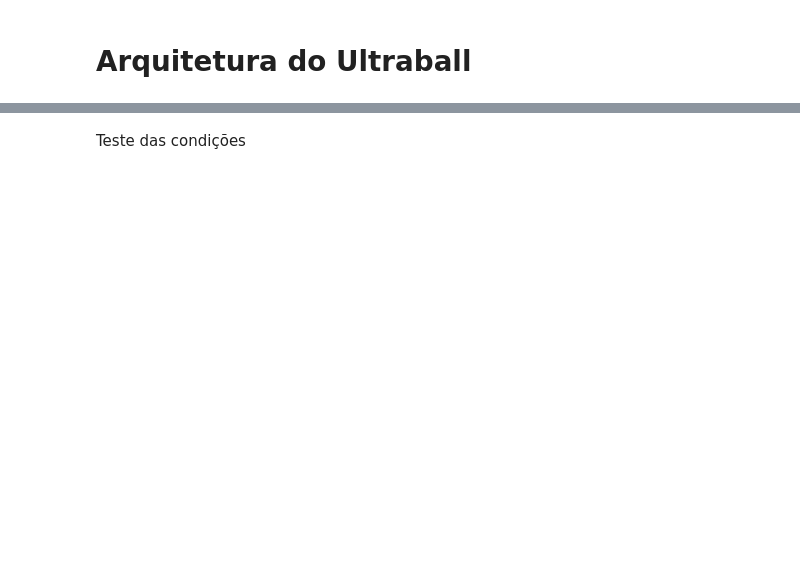
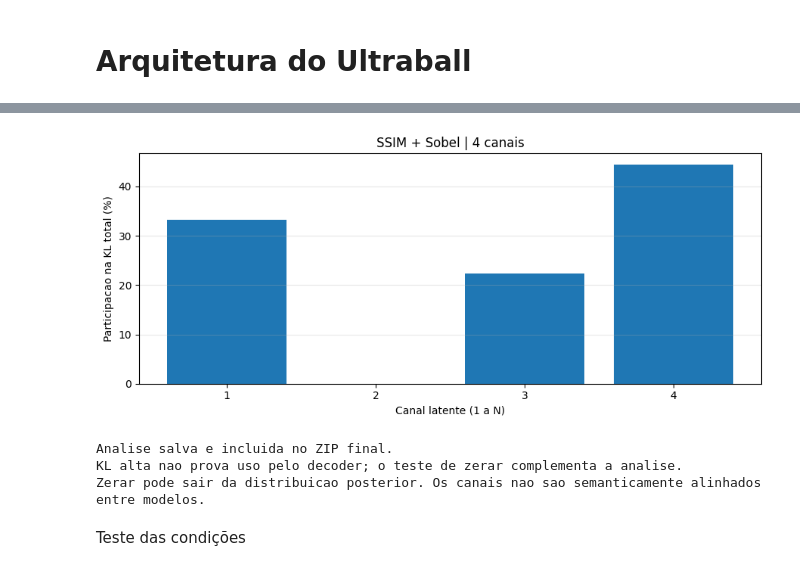
Before and after one commit to J0hnV1ct0r/Projeto_poke_sprite, a Jupyter notebook: pokeBWTPST_ultraball.ipynb, the cells around one changed output, grey strips where cells are left out. Drawn from its saved outputs; the diff is of its cells as text; code cells hidden in the pictures; blank space fills up the shorter version.

```diff
--- a/pokeBWTPST_ultraball.ipynb
+++ b/pokeBWTPST_ultraball.ipynb
@@ -2410,15 +2678,17 @@ EPOCHS = 150
 
 LEARNING_RATE = 1e-3
 
-# Trocar para "original" reproduz beta=1 / warm-up=40.
-SPATIAL_EXPERIMENT = "ssim_bordas"
+# Use "ssim_bordas" para repetir SSIM com beta final 1.
+# Este teste muda somente beta final para 2 (warm-up continua 40).
+SPATIAL_EXPERIMENT = "ssim_bordas_beta2"
 SPATIAL_KL_CONFIGS = {
     "original": {"beta_max": 1.0, "warmup_epochs": 40},
     "kl_reforcada": {"beta_max": 2.0, "warmup_epochs": 80},
     "kl_beta2_warmup40": {"beta_max": 2.0, "warmup_epochs": 40},
     "original_bordas": {"beta_max": 1.0, "warmup_epochs": 40, "lambda_edge": 0.1},
     "bce_bordas": {"beta_max": 1.0, "warmup_epochs": 40, "lambda_edge": 0.1, "reconstruction_kind": "bce"},
-    "ssim_bordas": {"beta_max": 1.0, "warmup_epochs": 40, "lambda_edge": 0.1, "reconstruction_kind": "ssim"}
+    "ssim_bordas": {"beta_max": 1.0, "warmup_epochs": 40, "lambda_edge": 0.1, "reconstruction_kind": "ssim"},
+    "ssim_bordas_beta2": {"beta_max": 2.0, "warmup_epochs": 40, "lambda_edge": 0.1, "reconstruction_kind": "ssim"}
 }
 kl_config = SPATIAL_KL_CONFIGS[SPATIAL_EXPERIMENT]
 BETA_MAX = kl_config["beta_max"]
@@ -2436,7 +2706,7 @@ def spatial_beta(epoch, beta_max, warmup_epochs):
         raise ValueError("Epoca e beta devem ser nao negativos; warm-up deve ser positivo.")
     return beta_max * min(1.0, (epoch + 1) / warmup_epochs)
 
-SPATIAL_RUN_NAME = "cvae_spatial_16x16x16"
+SPATIAL_RUN_NAME = f"cvae_spatial_{LATENT_CHANNELS}x{LATENT_SIZE}x{LATENT_SIZE}"
 if SPATIAL_EXPERIMENT != "original":
     SPATIAL_RUN_NAME += f"_kl_beta{BETA_MAX:g}_warmup{BETA_WARMUP_EPOCHS}"
 if LAMBDA_EDGE > 0:
@@ -2468,7 +2738,7 @@ scheduler_spatial = torch.optim.lr_scheduler.ReduceLROnPlateau(
 )
 
 print("Treinamento espacial configurado!")
-print("Latent shape:", (16, 16, 16))
+print("Latent shape:", (LATENT_CHANNELS, LATENT_SIZE, LATENT_SIZE))
 print("Variáveis latentes:", LATENT_ELEMENTS)
 print("KL normalization:", KL_NORMALIZATION)
 print("Lambda background:", LAMBDA_BG)
@@ -3004,0 +3360,63 @@ plt.show()
+# %%
+# Medir atividade e efeito de zerar cada canal no melhor checkpoint.
+# Usa apenas validacao; nao treina e nao modifica os pesos.
+def analyze_latent_channels(model, loader):
+    model.eval()
+    mus, logvars = [], []
+    with torch.no_grad():
+        for images, masks, conditions in loader:
+            mu, logvar = model.encoder(images.to(DEVICE), conditions.to(DEVICE))
+            mus.append(mu.cpu())
+            logvars.append(logvar.cpu())
+    means = torch.cat(mus)
+    logvars = torch.cat(logvars)
+    kl_by_channel = (0.5 * (means.square() + logvars.exp() - 1 - logvars)).sum((2, 3)).mean(0)
+    total_kl = kl_by_channel.sum().item()
+    variances = means.var(0, unbiased=False).mean((1, 2))
+    channels = model.latent_channels
+    impacts = np.zeros(channels)
+    foreground_deltas = np.zeros(channels)
+    samples = 0
+    with torch.no_grad():
+        for images, masks, conditions in loader:
+            images, masks, conditions = images.to(DEVICE), masks.to(DEVICE), conditions.to(DEVICE)
+            mean, _ = model.encoder(images, conditions)
+            baseline = model.decoder(mean, conditions)
+            baseline_error = ((baseline - images).abs() * masks).sum((1, 2, 3))
+            for channel in range(channels):
+                altered = mean.clone()
+                altered[:, channel] = 0
+                changed = model.decoder(altered, conditions)
+                impacts[channel] += (changed - baseline).abs().mean((1, 2, 3)).sum().item()
+                foreground_deltas[channel] += (((changed - images).abs() * masks).sum((1, 2, 3)) - baseline_error).sum().item()
+            samples += images.size(0)
+    return pd.DataFrame({
+        "canal_1_a_N": np.arange(1, channels + 1),
+        "indice_python": np.arange(channels),
+        "kl_bruta": kl_by_channel.numpy(),
+        "participacao_kl_percentual": 100 * kl_by_channel.numpy() / total_kl if total_kl > 0 else np.zeros(channels),
+        "variancia_mu_entre_imagens": variances.numpy(),
+        "mudanca_media_pixel_ao_zerar": impacts / samples,
+        "aumento_erro_l1_pokemon_ao_zerar": foreground_deltas / samples,
+    })
+
+channel_analysis_df = analyze_latent_channels(model_spatial, val_loader)
+display(channel_analysis_df)
+channel_analysis_csv = os.path.join(BASE_DIR, SPATIAL_RUN_NAME + "_canais.csv")
+channel_analysis_png = os.path.join(BASE_DIR, SPATIAL_RUN_NAME + "_canais.png")
+channel_analysis_df.to_csv(channel_analysis_csv, index=False)
+fig_channels, ax_channels = plt.subplots(figsize=(9, 4))
+ax_channels.bar(channel_analysis_df["canal_1_a_N"], channel_analysis_df["participacao_kl_percentual"])
+ax_channels.set_xticks(channel_analysis_df["canal_1_a_N"])
+ax_channels.set_xlabel("Canal latente (1 a N)")
+ax_channels.set_ylabel("Participacao na KL total (%)")
+ax_channels.set_title(f"{RECONSTRUCTION_KIND.upper()} + Sobel | {model_spatial.latent_channels} canais")
+ax_channels.grid(axis="y", alpha=0.3)
+fig_channels.tight_layout()
+fig_channels.savefig(channel_analysis_png, dpi=150)
+plt.show()
+CHANNEL_ANALYSIS_PATHS = [channel_analysis_csv, channel_analysis_png]
+print("Analise salva e incluida no ZIP final.")
+print("KL alta nao prova uso pelo decoder; o teste de zerar complementa a analise.")
+print("Zerar pode sair da distribuicao posterior. Os canais nao sao semanticamente alinhados entre modelos.")
+# %% [output]
@@ -3005,3 +3428,7 @@ plt.show()
+[figure, added]
+Analise salva e incluida no ZIP final.
+KL alta nao prova uso pelo decoder; o teste de zerar complementa a analise.
+Zerar pode sair da distribuicao posterior. Os canais nao sao semanticamente alinhados entre modelos.
 # %% [markdown]
 Teste das condições
 # %%
```
Also changed, not shown: parts of 59 cells of this notebook.
